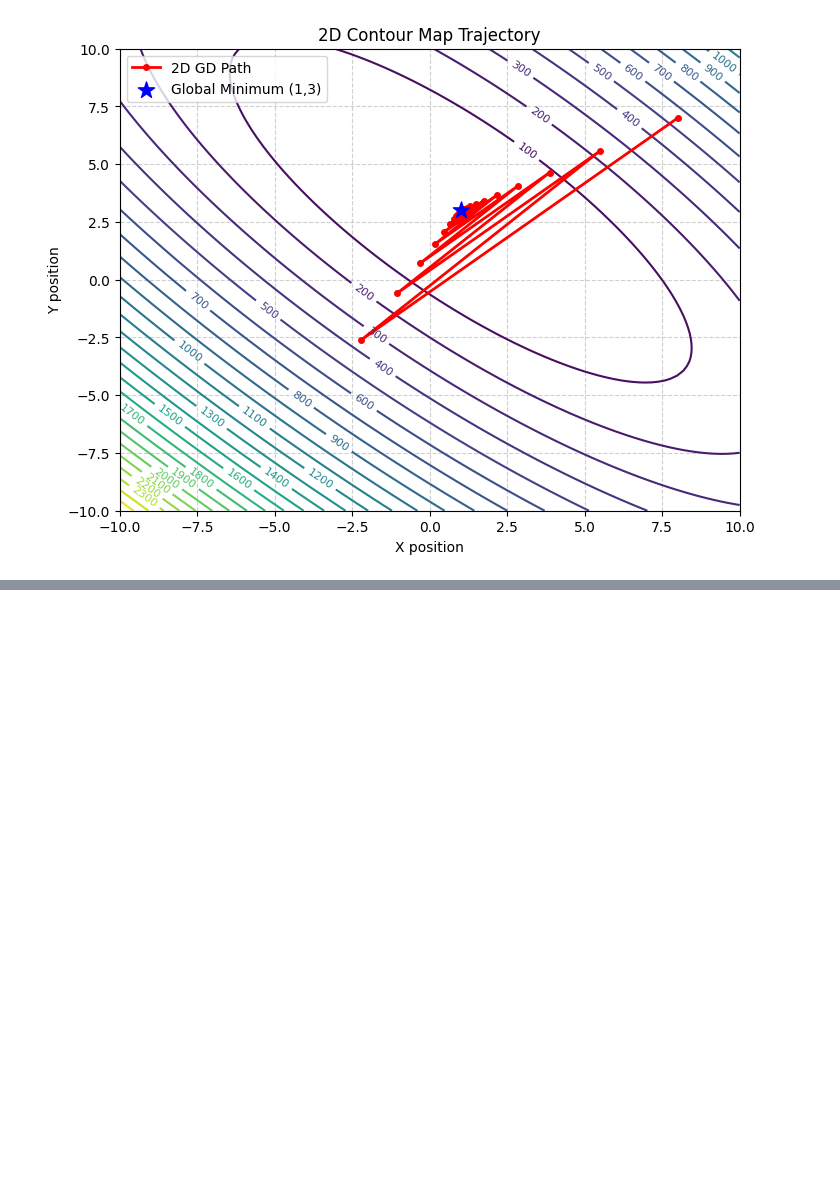
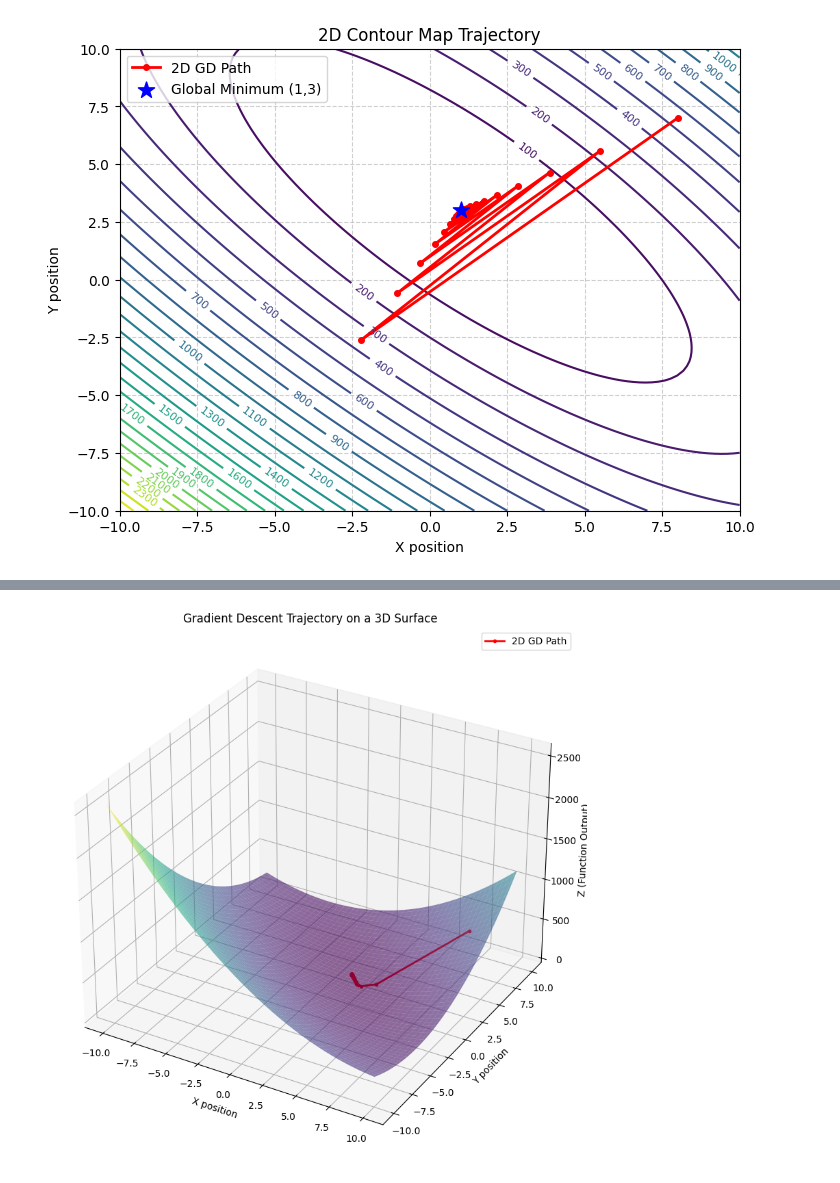
Before and after one commit to GWSuryaYT/ML-Practice, a Jupyter notebook: Optimizations/Normal GD/gradient-decent-graph.ipynb, the cells around one changed output, grey strips where cells are left out. Saved outputs shown, nothing was run; the diff lists cells and outputs as text; code cells hidden in the pictures; blank space fills up the shorter version.

```diff
--- a/Optimizations/Normal GD/gradient-decent-graph.ipynb
+++ b/Optimizations/Normal GD/gradient-decent-graph.ipynb
@@ -264,0 +252,94 @@ Current Height: 1.8402216206703277e-14, Current Positiong [0.99999998 2.99999996
+# %%
+#2d
+import numpy as np
+import matplotlib.pyplot as plt
+
+def f (x,y):
+    return (x+2*y-7)**2 + (2*x +y -5)**2
+
+def gradf(x,y):
+    df_x = 10*x + 8*y - 34
+    df_y = 8*x + 10*y -38
+
+    return np.array([df_x, df_y])
+
+c1 = 0.5
+p=0.6
+point = [8,7]
+k=0
+alpha = 1.0
+tol=1e-6
+max_iter = 1000
+history_of_x= [point[0]]
+history_of_y= [point[1]]
+history_of_z= [f(point[0], point[1])] #we need this bcz its the height
+
+
+while np.linalg.norm(gradf(point[0], point[1])) > tol and max_iter>k:
+
+    #direction:
+    d = -gradf(point[0], point[1])
+
+    #new position:
+    new_pos = point + (alpha * d)
+
+
+    #armijo condition if pass then update the point:
+
+    gradient_of_current_point = np.transpose(gradf(point[0], point[1]))
+    gradient_x_direction = np.dot(gradient_of_current_point , d)
+
+
+    if f(new_pos[0], new_pos[1]) <= f(point[0], point[1]) + c1 * alpha * gradient_x_direction:
+
+        #update:
+        point = new_pos
+
+        #update:
+        k = k + 1
+
+        history_of_x.append(point[0])
+        history_of_y.append(point[1])
+        history_of_z.append(f(point[0], point[1]))
+
+
+        print(f'Current Height: {f(point[0], point[1])}, Current Positiong {point}, Epoch: {k}, Backtracked step-size: {alpha}')
+    else:
+        alpha = p* alpha
+
+
+
+# 3. Plotting in 3D
+fig = plt.figure(figsize=(10, 14))
+ax = fig.add_subplot(projection='3d')
+
+# Generate the smooth 3D surface underneath
+x_surf = np.linspace(-10, 10, 100)
+y_surf = np.linspace(-10, 10, 100)
+X, Y = np.meshgrid(x_surf, y_surf)
+Z = f(X, Y)
+ax.plot_surface(X, Y, Z, cmap='viridis', alpha=0.6) # The 3D landscape
+
+ax.plot(history_of_x, history_of_y, history_of_z, color='red', marker='.',
+    linewidth=2, label='2D GD Path')
+
+ax.set_title("Gradient Descent Trajectory on a 3D Surface")
+ax.set_xlabel("X position")
+ax.set_ylabel("Y position")
+ax.set_zlabel("Z (Function Output)")
+ax.legend()
+plt.show()
+
+fig2, ax2 = plt.subplots(figsize=(8, 6))
+contours = ax2.contour(X, Y, Z, levels=30, cmap='viridis')
+ax2.clabel(contours, inline=True, fontsize=8)
+ax2.plot(history_of_x, history_of_y, color='red', marker='o', markersize=4, linewidth=2, label='2D GD Path')
+ax2.scatter(1, 3, color='blue', marker='*', s=150, zorder=5, label='Global Minimum (1,3)')
+ax2.set_title("2D Contour Map Trajectory")
+ax2.set_xlabel("X position")
+ax2.set_ylabel("Y position")
+ax2.grid(True, linestyle='--', alpha=0.6)
+ax2.legend()
+
+plt.show()
+# %% [output]
@@ -264,0 +363 @@ Current Height: 1.8402216206703277e-14, Current Positiong [0.99999998 2.99999996
+[figure, added]
```
Also changed, not shown: parts of 5 cells of this notebook, 1 other file.
